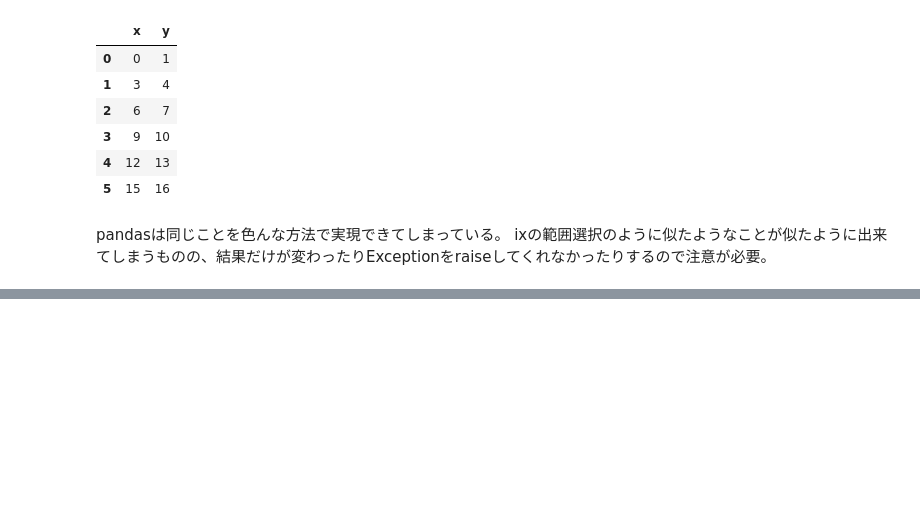
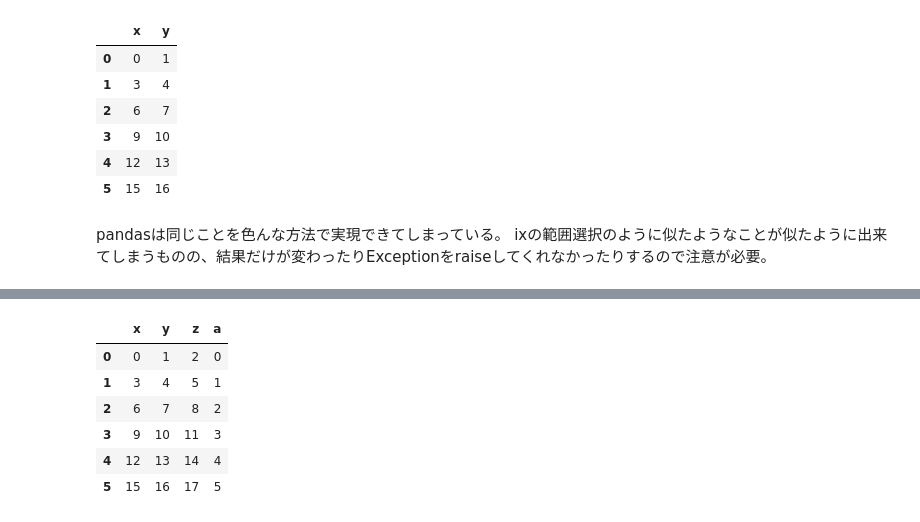
Before and after one commit to c-bata/datascience-notebook, a Jupyter notebook: notebooks/pandas-data-wrangling.ipynb, the cells around one changed output, grey strips where cells are left out. Saved outputs shown, nothing was run; the diff lists cells and outputs as text; code cells hidden in the pictures; blank space fills up the shorter version.

```diff
--- a/notebooks/pandas-data-wrangling.ipynb
+++ b/notebooks/pandas-data-wrangling.ipynb
@@ -182,0 +217,11 @@ ixの範囲選択のように似たようなことが似たように出来てし
+# %%
+df['a'] = pd.Series(np.arange(8))
+df
+# %% [output]
+|  | x | y | z | a |
+| 0 | 0 | 1 | 2 | 0 |
+| 1 | 3 | 4 | 5 | 1 |
+| 2 | 6 | 7 | 8 | 2 |
+| 3 | 9 | 10 | 11 | 3 |
+| 4 | 12 | 13 | 14 | 4 |
+| 5 | 15 | 16 | 17 | 5 |
```
Also changed, not shown: parts of 23 cells of this notebook.
